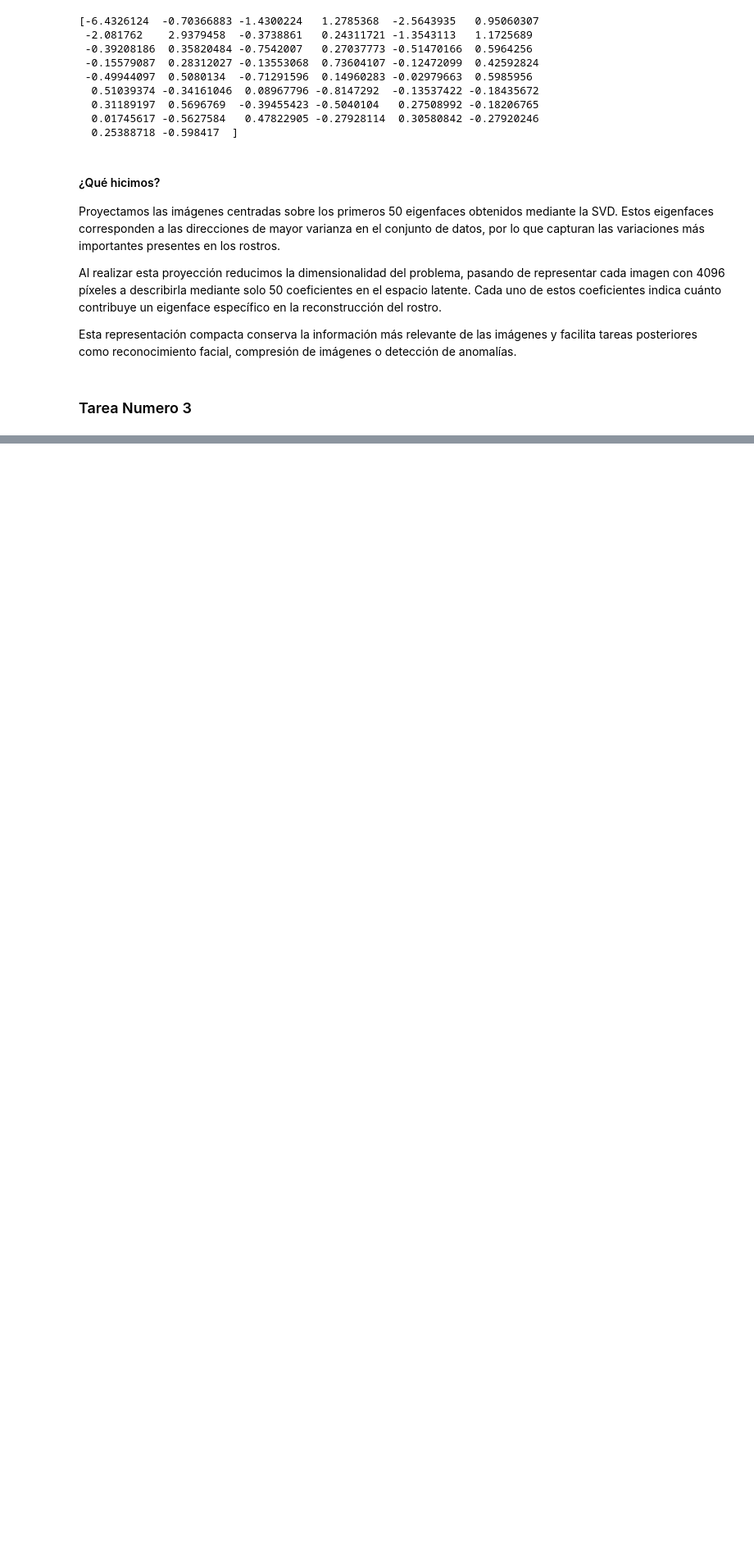
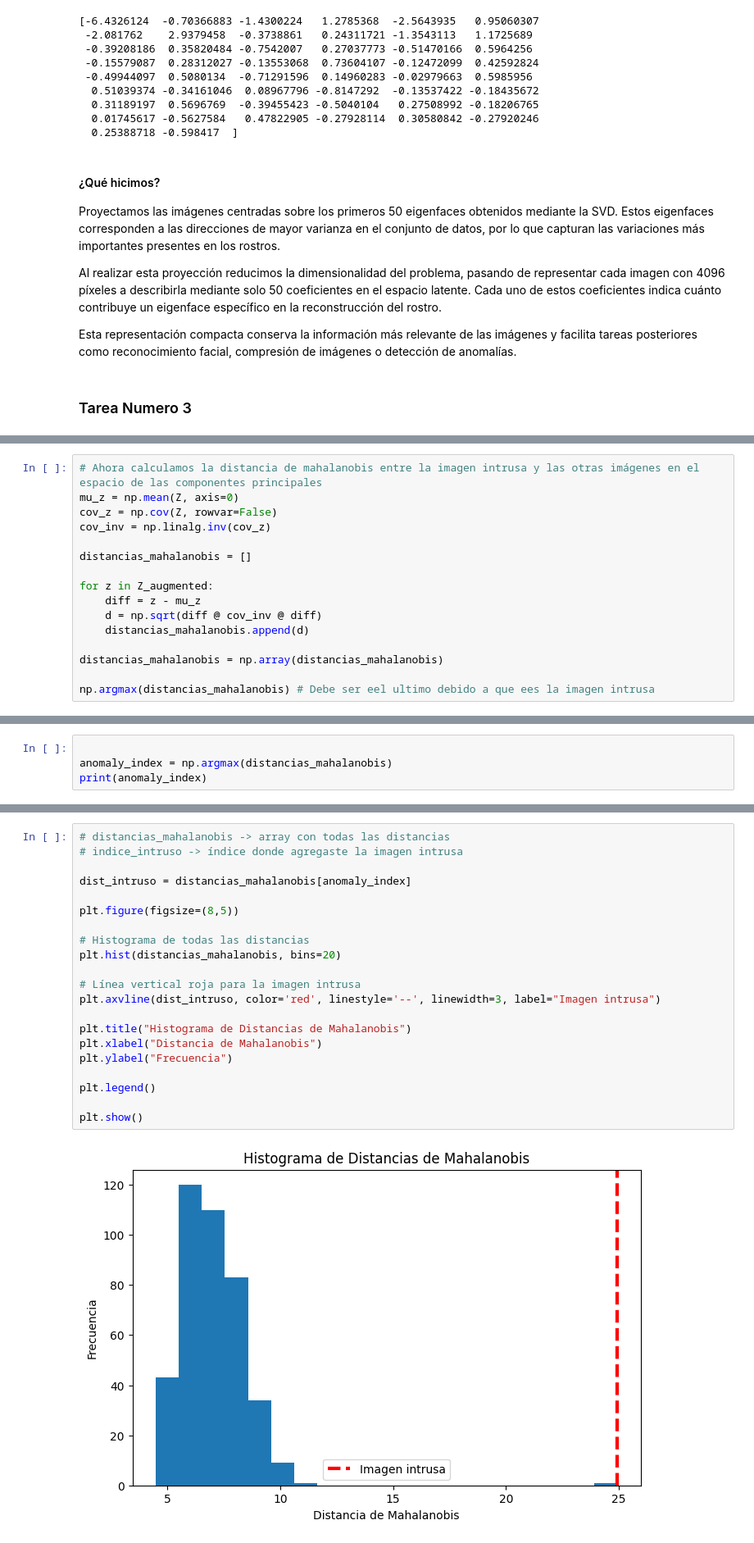
Before and after one commit to Jvelasquez980/Practica-Final-MatApl, a Jupyter notebook: Examen_Final.ipynb, the cells around one changed output, grey strips where cells are left out. Shown at 82% size. Cells and saved outputs as stored; diff of their text form; blank space fills up the shorter version.

```diff
--- a/Examen_Final.ipynb
+++ b/Examen_Final.ipynb
@@ -209,0 +211,16 @@ tareas posteriores como reconocimiento facial, compresión de imágenes o detecc
+# %%
+# Ahora calculamos la distancia de mahalanobis entre la imagen intrusa y las otras imágenes en el espacio de las componentes principales
+mu_z = np.mean(Z, axis=0)
+cov_z = np.cov(Z, rowvar=False)
+cov_inv = np.linalg.inv(cov_z)
+
+distancias_mahalanobis = []
+
+for z in Z_augmented:
+    diff = z - mu_z
+    d = np.sqrt(diff @ cov_inv @ diff)
+    distancias_mahalanobis.append(d)
+
+distancias_mahalanobis = np.array(distancias_mahalanobis)
+
+np.argmax(distancias_mahalanobis) # Debe ser eel ultimo debido a que ees la imagen intrusa
@@ -209,0 +229,4 @@ tareas posteriores como reconocimiento facial, compresión de imágenes o detecc
+# %%
+
+anomaly_index = np.argmax(distancias_mahalanobis)
+print(anomaly_index)
@@ -209,0 +235,23 @@ tareas posteriores como reconocimiento facial, compresión de imágenes o detecc
+# %%
+# distancias_mahalanobis -> array con todas las distancias
+# indice_intruso -> índice donde agregaste la imagen intrusa
+
+dist_intruso = distancias_mahalanobis[anomaly_index]
+
+plt.figure(figsize=(8,5))
+
+# Histograma de todas las distancias
+plt.hist(distancias_mahalanobis, bins=20)
+
+# Línea vertical roja para la imagen intrusa
+plt.axvline(dist_intruso, color='red', linestyle='--', linewidth=3, label="Imagen intrusa")
+
+plt.title("Histograma de Distancias de Mahalanobis")
+plt.xlabel("Distancia de Mahalanobis")
+plt.ylabel("Frecuencia")
+
+plt.legend()
+
+plt.show()
+# %% [output]
+[figure, added]
```
Also changed, not shown: parts of 7 cells of this notebook.
